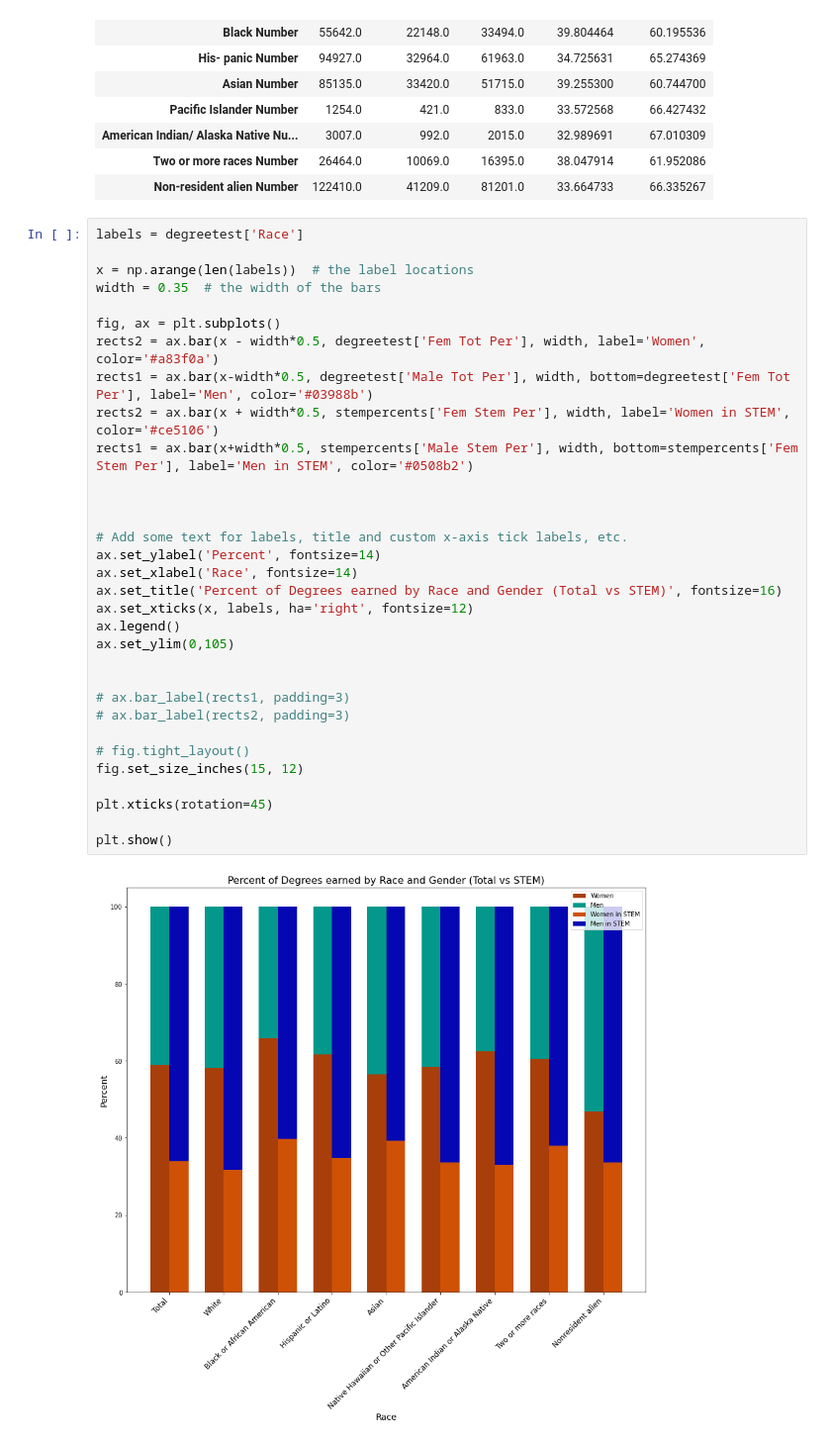
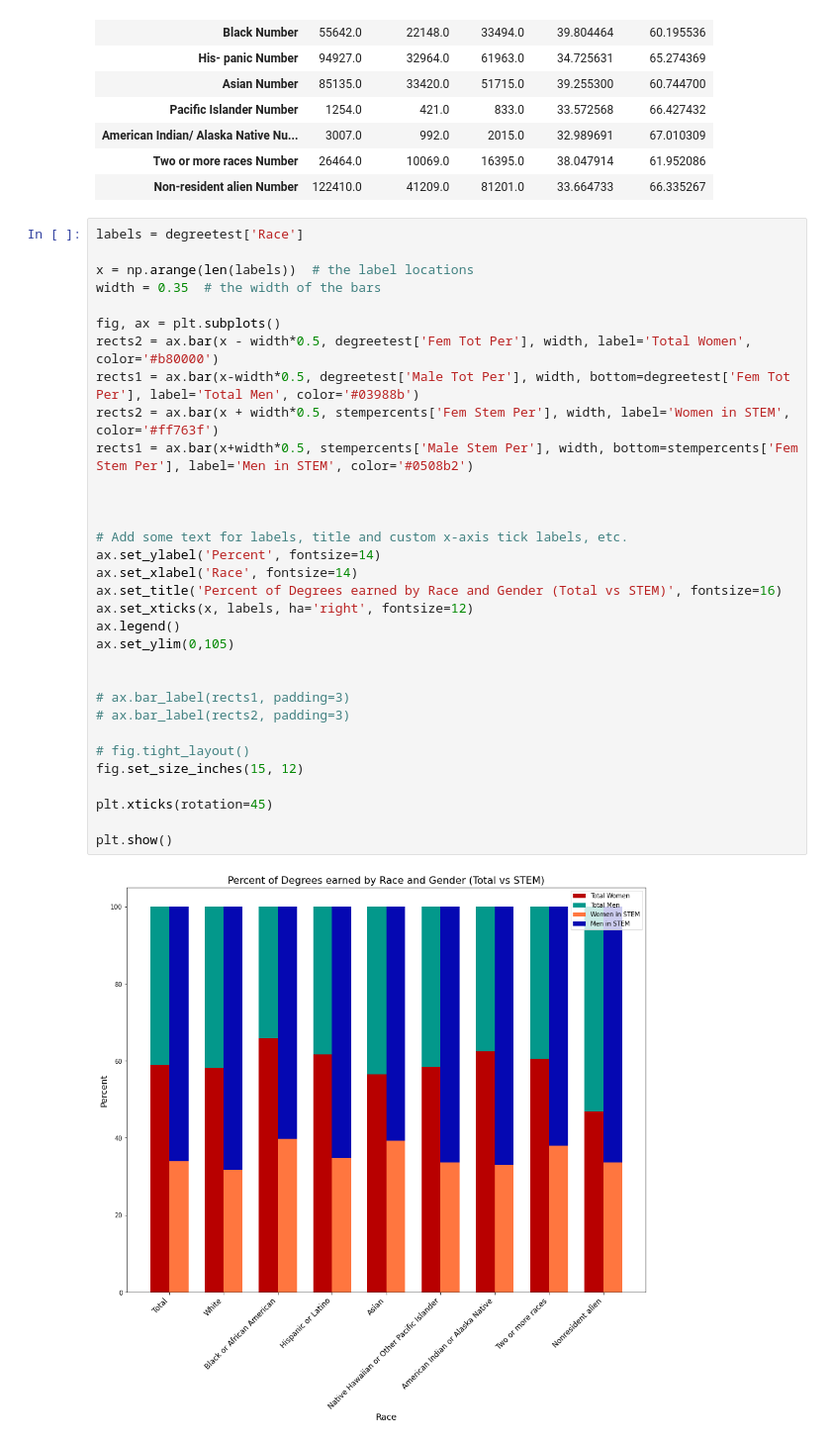
Before and after one commit to sripal565/srikar-exl-2022, a Jupyter notebook: notebooks/degree_analysis.ipynb, the cells around one changed output. Shown at 99% size. Saved outputs shown, nothing was run; the diff lists cells and outputs as text.

Commit message:
updated colors

```diff
--- a/notebooks/degree_analysis.ipynb
+++ b/notebooks/degree_analysis.ipynb
@@ -465,34 +465,34 @@ stempercents
 # %%
 labels = degreetest['Race']
 
 x = np.arange(len(labels))  # the label locations
 width = 0.35  # the width of the bars
 
 fig, ax = plt.subplots()
-rects2 = ax.bar(x - width*0.5, degreetest['Fem Tot Per'], width, label='Women', color='#a83f0a')
-rects1 = ax.bar(x-width*0.5, degreetest['Male Tot Per'], width, bottom=degreetest['Fem Tot Per'], label='Men', color='#03988b')
-rects2 = ax.bar(x + width*0.5, stempercents['Fem Stem Per'], width, label='Women in STEM', color='#ce5106')
+rects2 = ax.bar(x - width*0.5, degreetest['Fem Tot Per'], width, label='Total Women', color='#b80000')
+rects1 = ax.bar(x-width*0.5, degreetest['Male Tot Per'], width, bottom=degreetest['Fem Tot Per'], label='Total Men', color='#03988b')
+rects2 = ax.bar(x + width*0.5, stempercents['Fem Stem Per'], width, label='Women in STEM', color='#ff763f')
 rects1 = ax.bar(x+width*0.5, stempercents['Male Stem Per'], width, bottom=stempercents['Fem Stem Per'], label='Men in STEM', color='#0508b2')
 
 
 
 # Add some text for labels, title and custom x-axis tick labels, etc.
 ax.set_ylabel('Percent', fontsize=14)
 ax.set_xlabel('Race', fontsize=14)
 ax.set_title('Percent of Degrees earned by Race and Gender (Total vs STEM)', fontsize=16)
 ax.set_xticks(x, labels, ha='right', fontsize=12)
 ax.legend()
 ax.set_ylim(0,105)
 
 
 # ax.bar_label(rects1, padding=3)
 # ax.bar_label(rects2, padding=3)
 
 # fig.tight_layout()
 fig.set_size_inches(15, 12)
 
 plt.xticks(rotation=45)
 
 plt.show()
 # %% [output]
-[figure, old version]
+[figure, new version]
```
Also changed, not shown: 1 other file.
